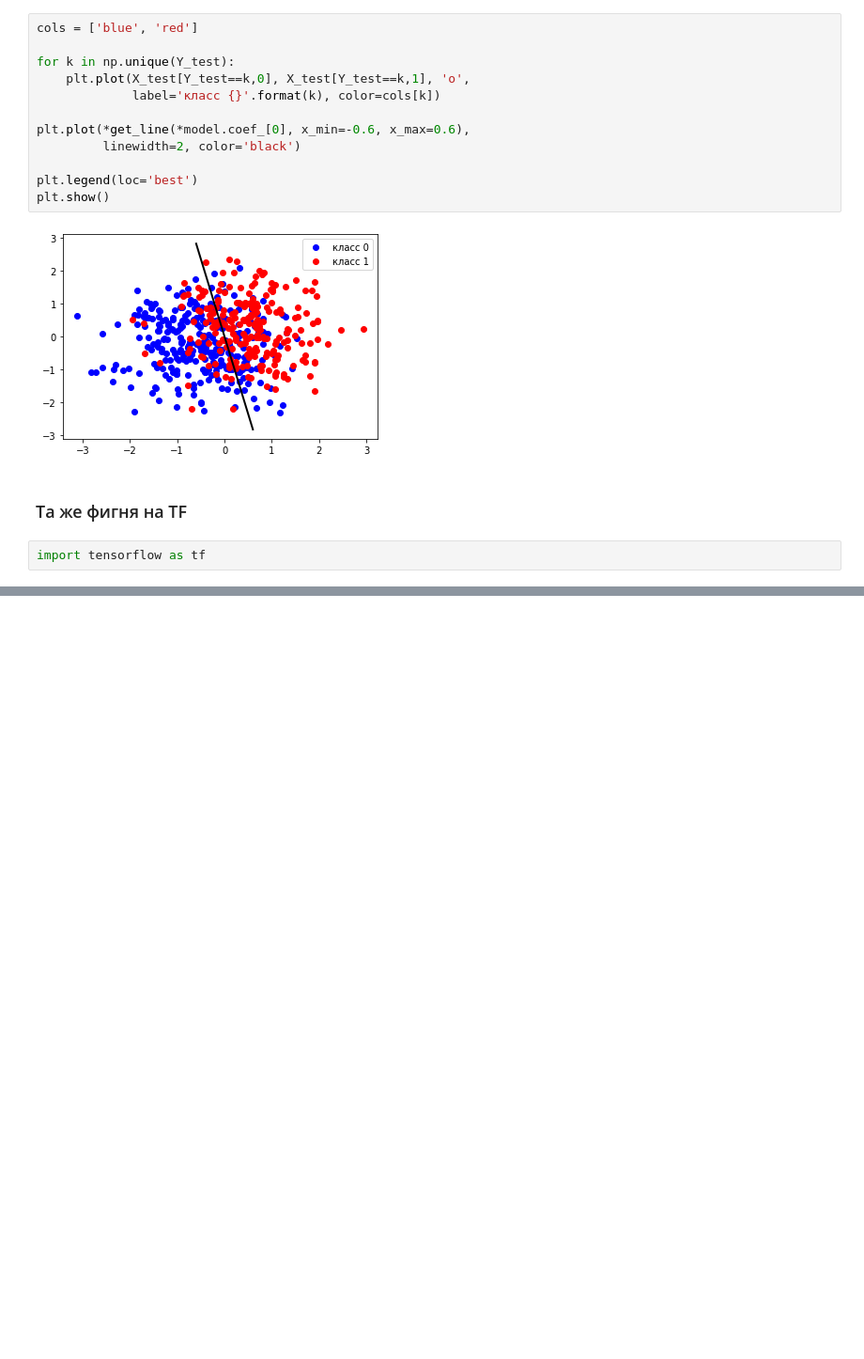
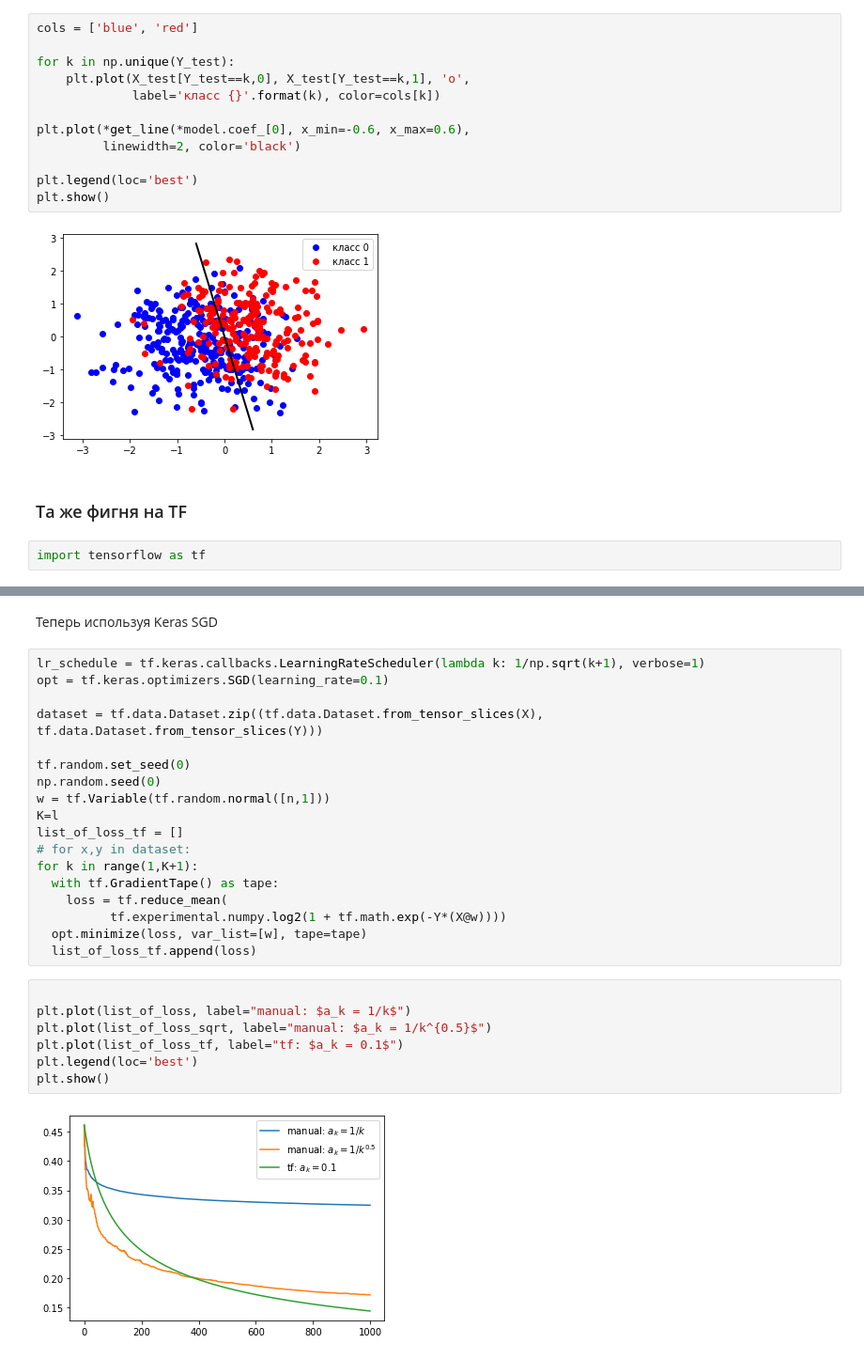
Before and after one commit to kalkolab/VorontsovMachineLearningSeminars, a Jupyter notebook: sem2/main.ipynb, the cells around one changed output, grey strips where cells are left out. Shown: that part at 94% size. Drawn from its saved outputs; the diff is of its cells as text; blank space fills up the shorter version.

```diff
--- a/sem2/main.ipynb
+++ b/sem2/main.ipynb
@@ -650,0 +665,29 @@ print(np.mean(tf.where(pred == Y, 1, 0).numpy()))
+# %% [markdown]
+Теперь используя Keras SGD
+# %%
+lr_schedule = tf.keras.callbacks.LearningRateScheduler(lambda k: 1/np.sqrt(k+1), verbose=1)
+opt = tf.keras.optimizers.SGD(learning_rate=0.1)
+
+dataset = tf.data.Dataset.zip((tf.data.Dataset.from_tensor_slices(X), tf.data.Dataset.from_tensor_slices(Y)))
+
+tf.random.set_seed(0)
+np.random.seed(0)
+w = tf.Variable(tf.random.normal([n,1]))
+K=l
+list_of_loss_tf = []
+# for x,y in dataset:
+for k in range(1,K+1):
+  with tf.GradientTape() as tape:
+    loss = tf.reduce_mean(
+          tf.experimental.numpy.log2(1 + tf.math.exp(-Y*(X@w))))
+  opt.minimize(loss, var_list=[w], tape=tape)
+  list_of_loss_tf.append(loss)
+# %%
+
+plt.plot(list_of_loss, label="manual: $a_k = 1/k$")
+plt.plot(list_of_loss_sqrt, label="manual: $a_k = 1/k^{0.5}$")
+plt.plot(list_of_loss_tf, label="tf: $a_k = 0.1$")
+plt.legend(loc='best')
+plt.show()
+# %% [output]
+[figure, added]
```
Also changed, not shown: parts of 6 cells of this notebook.
